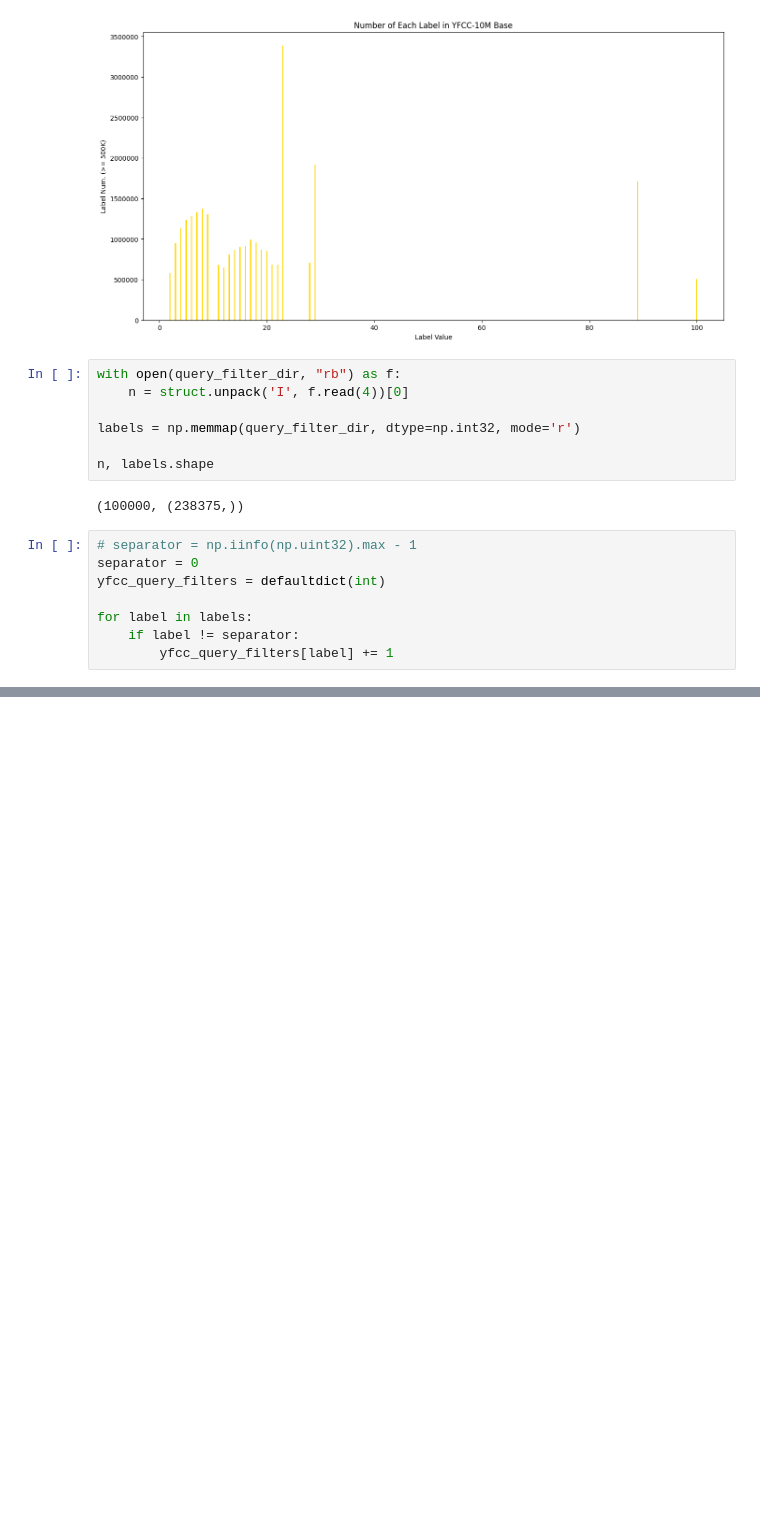
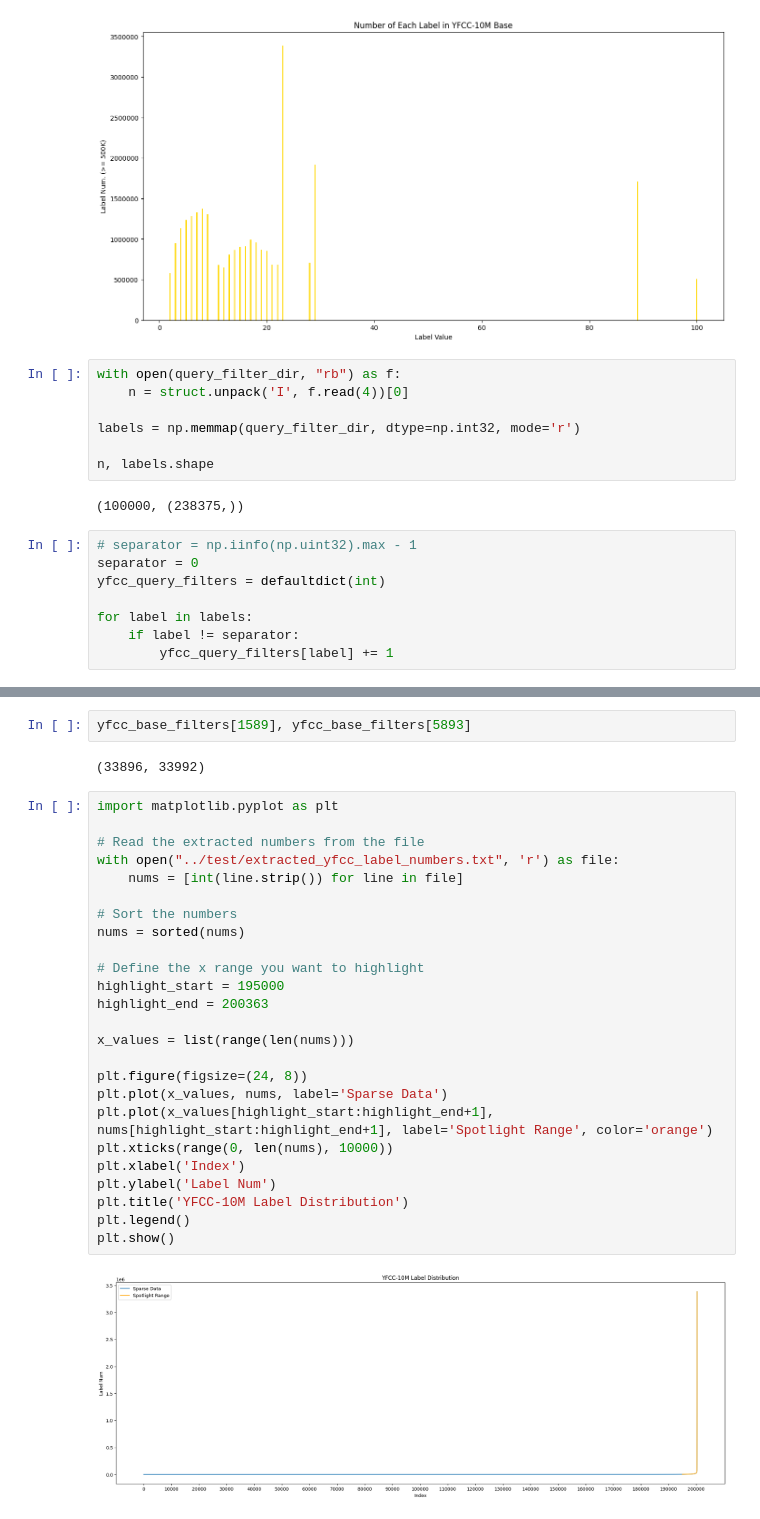
Before and after one commit to sujingbo0217/ANNlib, a Jupyter notebook: data/label_analysis.ipynb, the cells around one changed output, grey strips where cells are left out. Cells and saved outputs as stored; diff of their text form; blank space fills up the shorter version.

Commit message:
[data] update

```diff
--- a/data/label_analysis.ipynb
+++ b/data/label_analysis.ipynb
@@ -380,0 +483,31 @@ choices, [sorted_yfcc_base[i] for i in choices], [sorted_yfcc_base[i][1] / max_v
+# %%
+yfcc_base_filters[1589], yfcc_base_filters[5893]
+# %% [output]
+(33896, 33992)
+# %%
+import matplotlib.pyplot as plt
+
+# Read the extracted numbers from the file
+with open("../test/extracted_yfcc_label_numbers.txt", 'r') as file:
+    nums = [int(line.strip()) for line in file]
+
+# Sort the numbers
+nums = sorted(nums)
+
+# Define the x range you want to highlight
+highlight_start = 195000
+highlight_end = 200363
+
+x_values = list(range(len(nums)))
+
+plt.figure(figsize=(24, 8))
+plt.plot(x_values, nums, label='Sparse Data')
+plt.plot(x_values[highlight_start:highlight_end+1], nums[highlight_start:highlight_end+1], label='Spotlight Range', color='orange')
+plt.xticks(range(0, len(nums), 10000))
+plt.xlabel('Index')
+plt.ylabel('Label Num')
+plt.title('YFCC-10M Label Distribution')
+plt.legend()
+plt.show()
+# %% [output]
+[figure, added]
```
Also changed, not shown: parts of 17 cells of this notebook, 3 other files.
